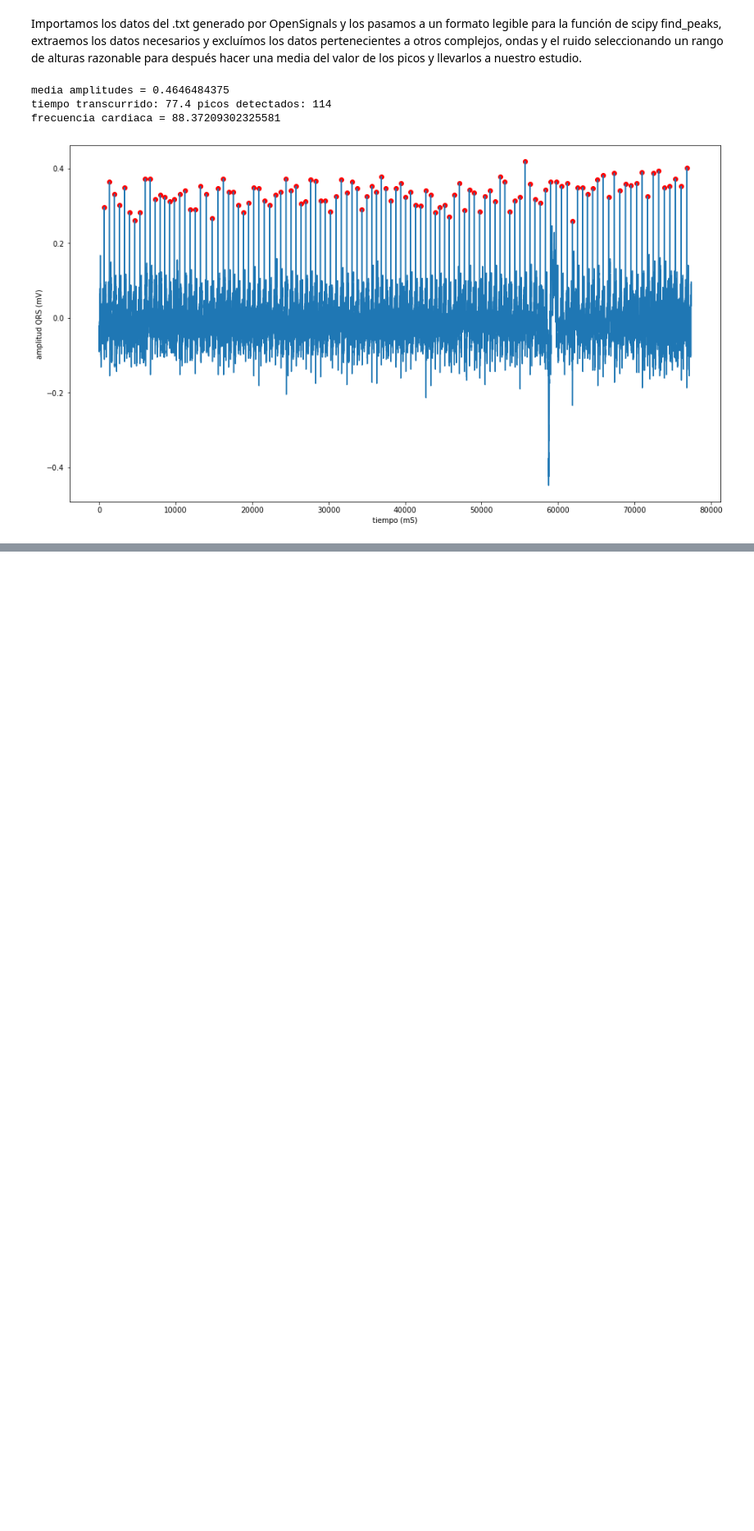
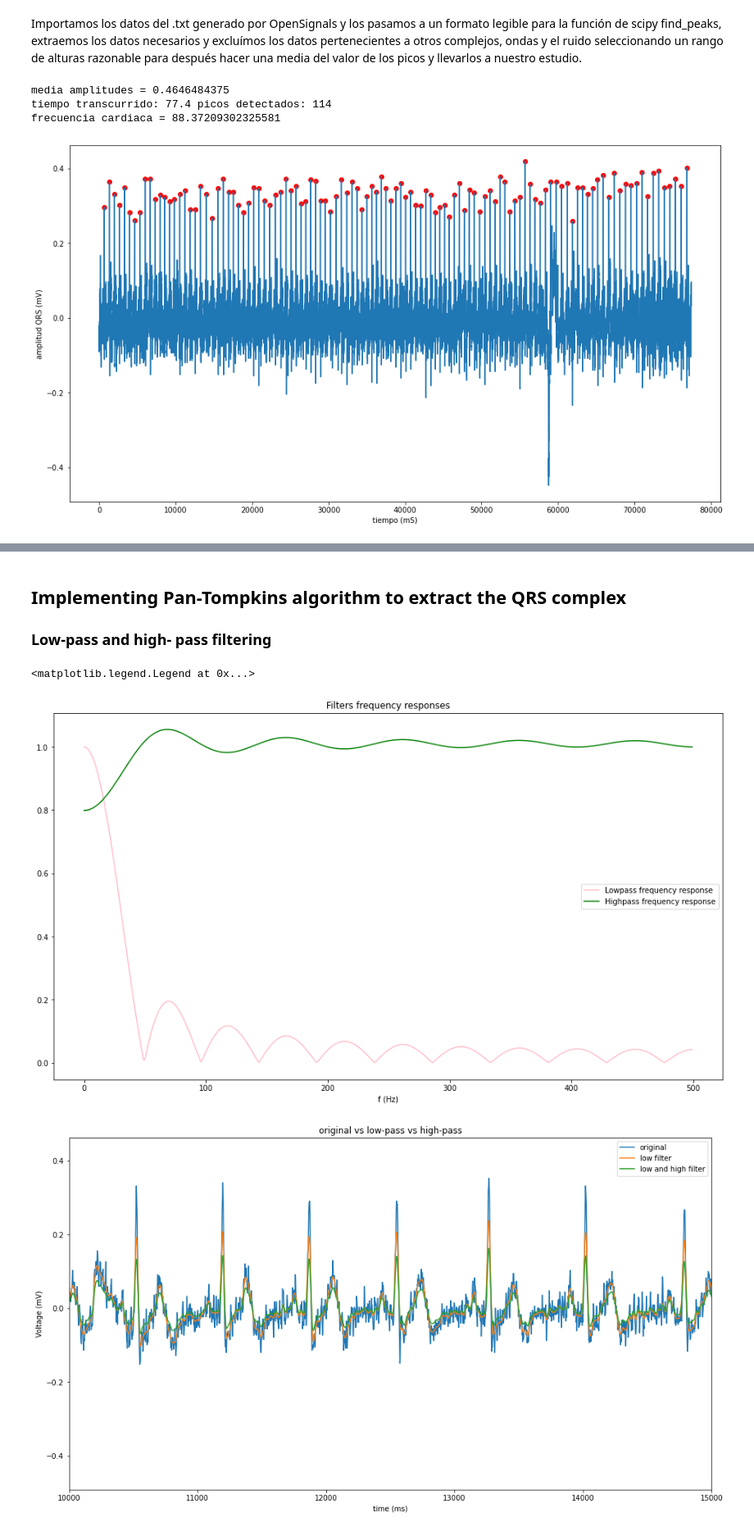
Before and after one commit to sergiogolaya/qrs_complex_detection, a Jupyter notebook: procesado_ecg.ipynb, the cells around one changed output, grey strips where cells are left out. Shown: that part at 82% size. Saved outputs shown, nothing was run; the diff lists cells and outputs as text; code cells hidden in the pictures; blank space fills up the shorter version.

Commit message:
added pan-tompkins QRS complex detection algorithm
I added the pan-tompkins QRS complex detection algorithm although it is not yet implemented for the peak detection

```diff
--- a/procesado_ecg.ipynb
+++ b/procesado_ecg.ipynb
@@ -112,0 +112,47 @@ frecuencia cardiaca = 84.49612403100775
+# %% [markdown]
+## Implementing Pan-Tompkins algorithm to extract the QRS complex
+### Low-pass and high- pass filtering
+# %%
+ecg = converted_data
+fs = 1000 #Hz
+nyquistfreq = fs / 2
+
+#Low pass fc = 15
+low_fc = 15 / nyquistfreq
+N_low = 21
+b_firwin = sig.firwin(N_low, low_fc, window='boxcar', pass_zero='lowpass')
+Omega_low, H_low = sig.freqz(b_firwin, 1)
+F_low = Omega_low / (2*np.pi)
+f_low = F_low * fs
+plt.figure(figsize=(16, 9))
+plt.plot(f_low,abs(H_low),color = "pink")
+
+#High pass fc = 5
+high_fc = 5 / nyquistfreq
+N_high = 21
+bhigh_firwin = sig.firwin(N_high,high_fc,window='boxcar',pass_zero="highpass")
+Omega_high, H_high = sig.freqz(bhigh_firwin, 1)
+F_high = Omega_high / (2*np.pi)
+f_high = F_high * fs
+plt.plot(f_high,abs(H_high),color = "green")
+plt.xlabel("f (Hz)")
+plt.title("Filters frequency responses")
+plt.legend(["Lowpass frequency response","Highpass frequency response"])
+
+#applying filters
+ecg_low_filtered = sig.filtfilt(b_firwin,1,ecg)
+ecg_lowhigh_filtered = sig.filtfilt(bhigh_firwin,1,ecg_low_filtered)
+
+plt.figure(figsize=(16, 9))
+plt.plot(ecg, label = 'original')
+plt.plot(ecg_low_filtered, label = 'low filter')
+plt.plot(ecg_lowhigh_filtered, label = 'low and high filter')
+plt.xlim(10000, 15000)
+plt.xlabel('time (ms)')
+plt.ylabel('Voltage (mV)')
+plt.title('original vs low-pass vs high-pass')
+plt.legend()
+# %% [output]
+<matplotlib.legend.Legend at 0x...>
+[figure, added]
+[figure, added]
```
Also changed, not shown: parts of 9 cells of this notebook.
